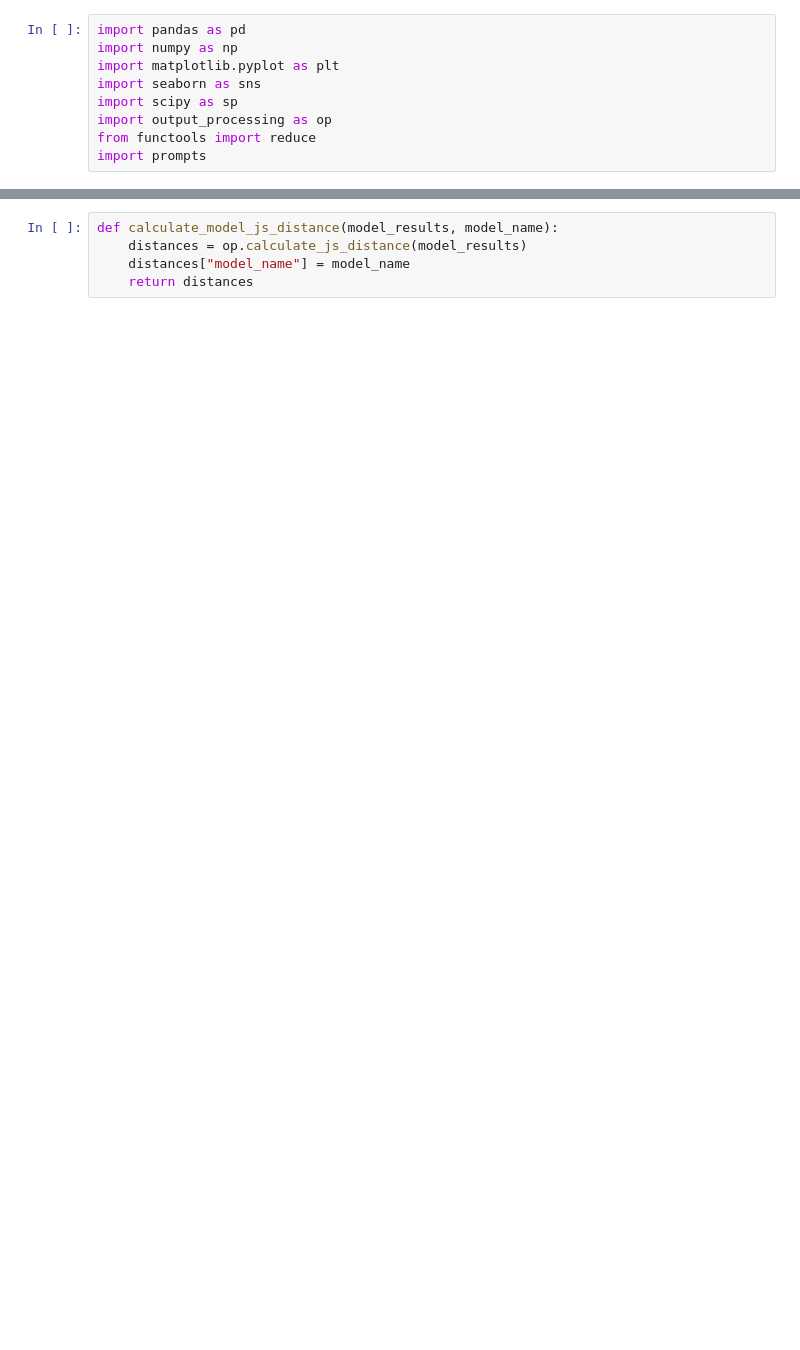
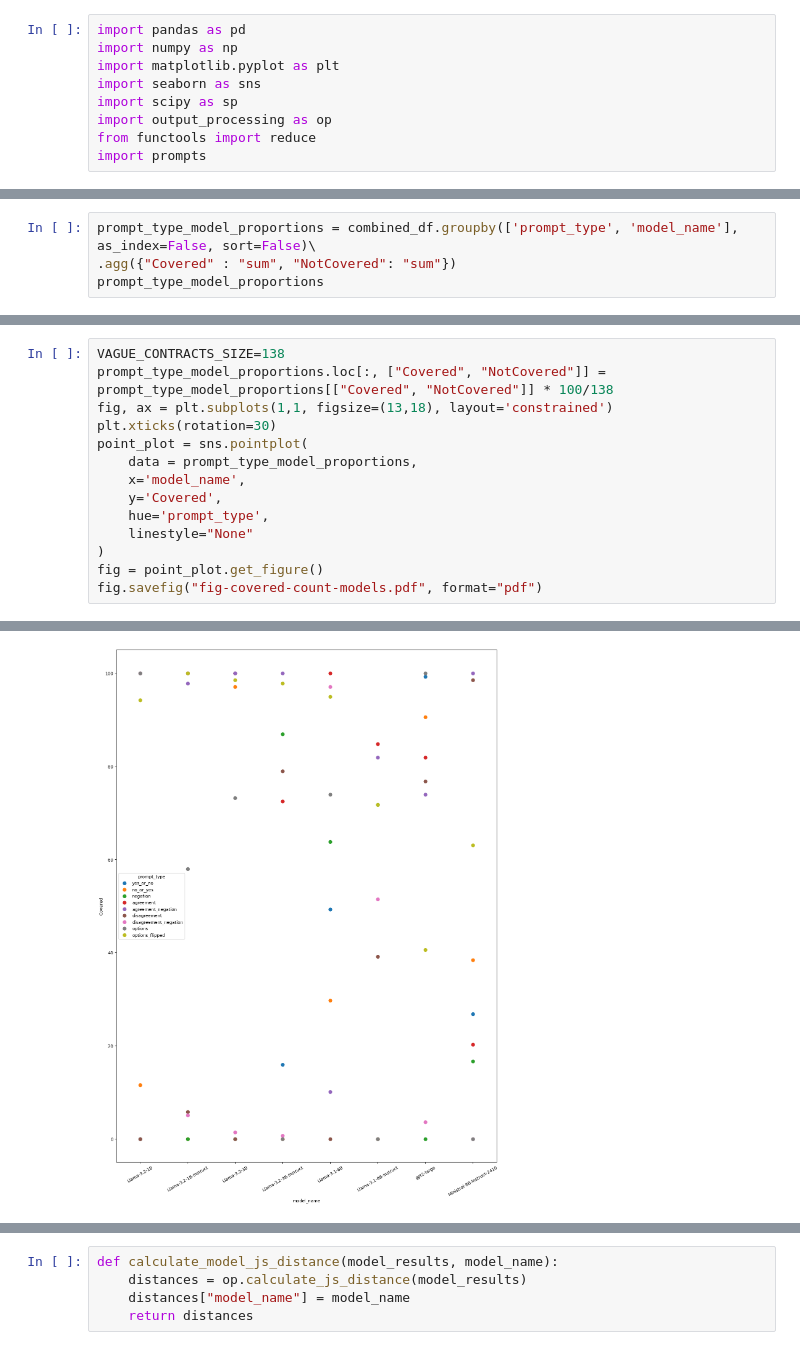
Before and after one commit to bwaldon/llms-legal-interp, a Jupyter notebook: models_distances_and_entropy.ipynb, the cells around one changed output, grey strips where cells are left out. Saved outputs shown, nothing was run; the diff lists cells and outputs as text; blank space fills up the shorter version.

```diff
--- a/models_distances_and_entropy.ipynb
+++ b/models_distances_and_entropy.ipynb
@@ -41,0 +69,4 @@ combined_df.shape
+# %%
+prompt_type_model_proportions = combined_df.groupby(['prompt_type', 'model_name'], as_index=False, sort=False)\
+.agg({"Covered" : "sum", "NotCovered": "sum"})
+prompt_type_model_proportions
@@ -41,0 +87,15 @@ combined_df.shape
+# %%
+VAGUE_CONTRACTS_SIZE=138
+prompt_type_model_proportions.loc[:, ["Covered", "NotCovered"]] = prompt_type_model_proportions[["Covered", "NotCovered"]] * 100/138
+fig, ax = plt.subplots(1,1, figsize=(13,18), layout='constrained')
+plt.xticks(rotation=30)
+point_plot = sns.pointplot(
+    data = prompt_type_model_proportions,
+    x='model_name',
+    y='Covered',
+    hue='prompt_type',
+    linestyle="None"
+)
+fig = point_plot.get_figure()
+fig.savefig("fig-covered-count-models.pdf", format="pdf")
+# %% [output]
@@ -41,0 +119 @@ combined_df.shape
+[figure, added]
```
Also changed, not shown: parts of 51 cells of this notebook, 38 other files.
